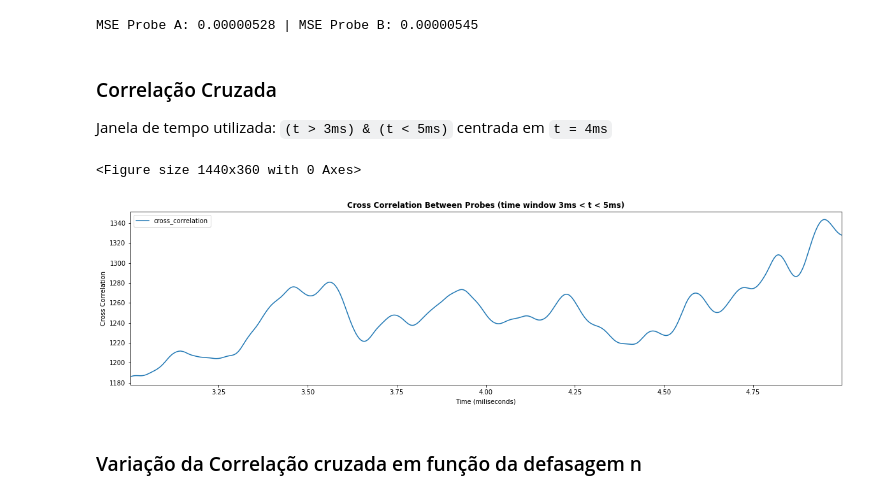
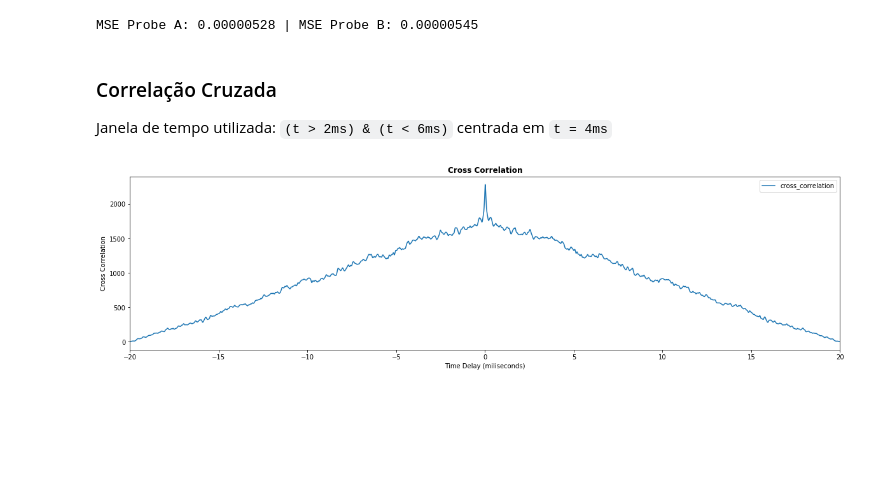
Before and after one commit to mbranbilla/plasma-physics, a Jupyter notebook: directed_study.ipynb, the cells around one changed output. Cells and saved outputs as stored; diff of their text form; code cells hidden in the pictures; blank space fills up the shorter version.

```diff
--- a/directed_study.ipynb
+++ b/directed_study.ipynb
@@ -406,27 +413,27 @@ MSE Probe A: 0.00000528 | MSE Probe B: 0.00000545
 # %% [markdown]
 ### Correlação Cruzada
 
-Janela de tempo utilizada: `(t > 3ms) & (t < 5ms)` centrada em `t = 4ms`
+Janela de tempo utilizada: `(t > 2ms) & (t < 6ms)` centrada em `t = 4ms`
 # %%
 cr_dataset = helimak.copy()
-cr_dataset['cross_correlation']= correlate(
+cross_correlation = correlate(
+    cr_dataset['probe_b'].values,
     cr_dataset['probe_a'].values,
-    cr_dataset['probe_b'].values,
-    mode='same'
+    mode='full'
+)
+
+cross_correlation = pd.DataFrame(
+    {'x':np.arange(-19.997, 20, 0.002), 'cross_correlation': cross_correlation}
 )
 
 # Phase difference
 cr_dataset['phase_difference'] = cr_dataset['probe_b'] - cr_dataset['probe_a']
 # %%
 plt.rcParams["figure.figsize"] = (20,5)
-fig = plt.figure()
-cr_dataset[(helimak['time'] > 3) & (helimak['time'] < 5)].plot.line(x='time', y='cross_correlation')
-plt.title("Cross Correlation Between Probes (time window 3ms < t < 5ms)", fontweight='bold')
+cross_correlation.plot(x='x', y='cross_correlation')
+plt.title("Cross Correlation", fontweight='bold')
+plt.xlabel("Time Delay (miliseconds)")
 plt.ylabel("Cross Correlation")
-plt.xlabel("Time (miliseconds)")
 plt.savefig('report/images/helimak_probes_a_b_cross_correlation_3ms_5ms', bbox_inches='tight')
 # %% [output]
-<Figure size 1440x360 with 0 Axes>
-[figure, old version]
+[figure, new version]
-# %% [markdown]
-### Variação da Correlação cruzada em função da defasagem n
```
Also changed, not shown: parts of 19 cells of this notebook.
